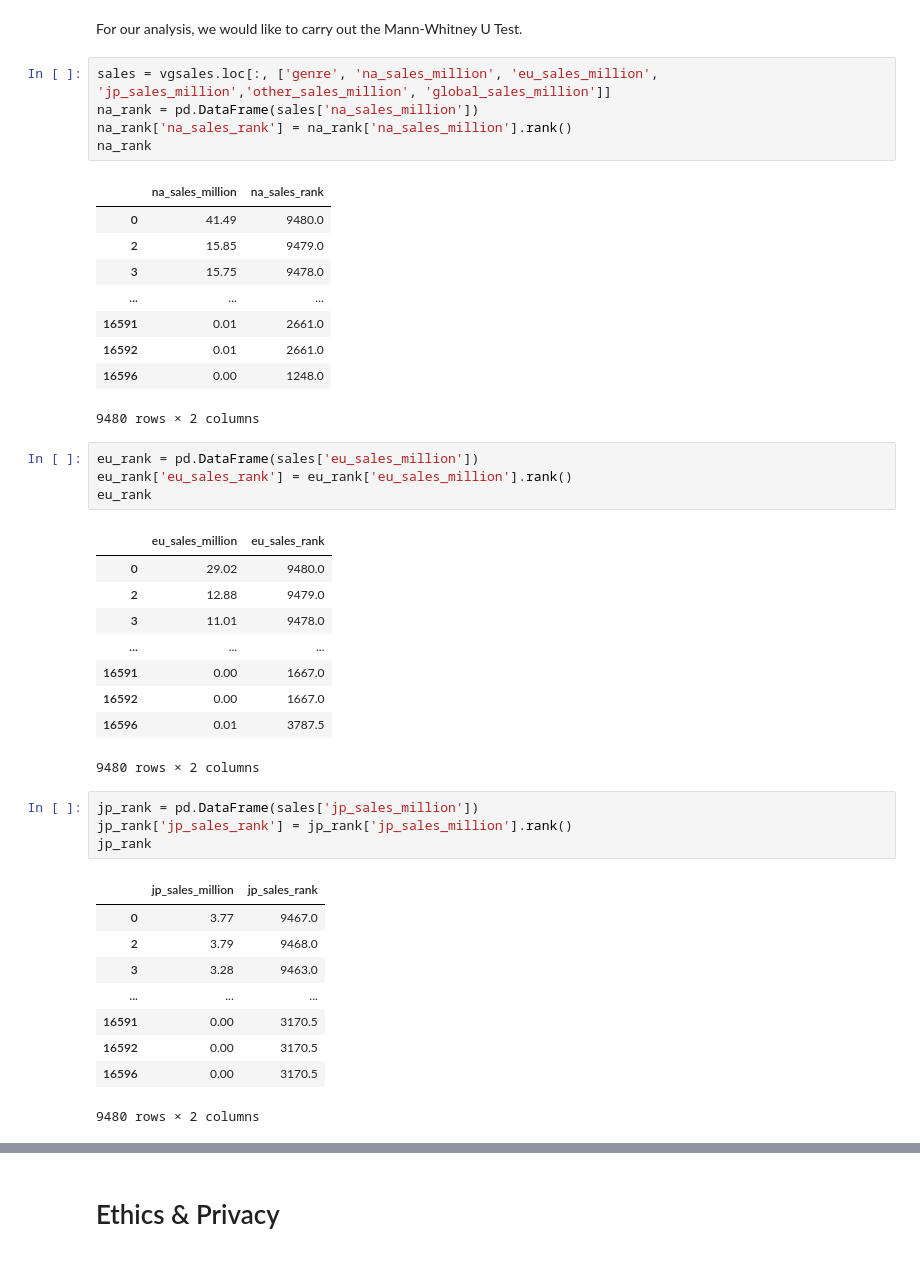
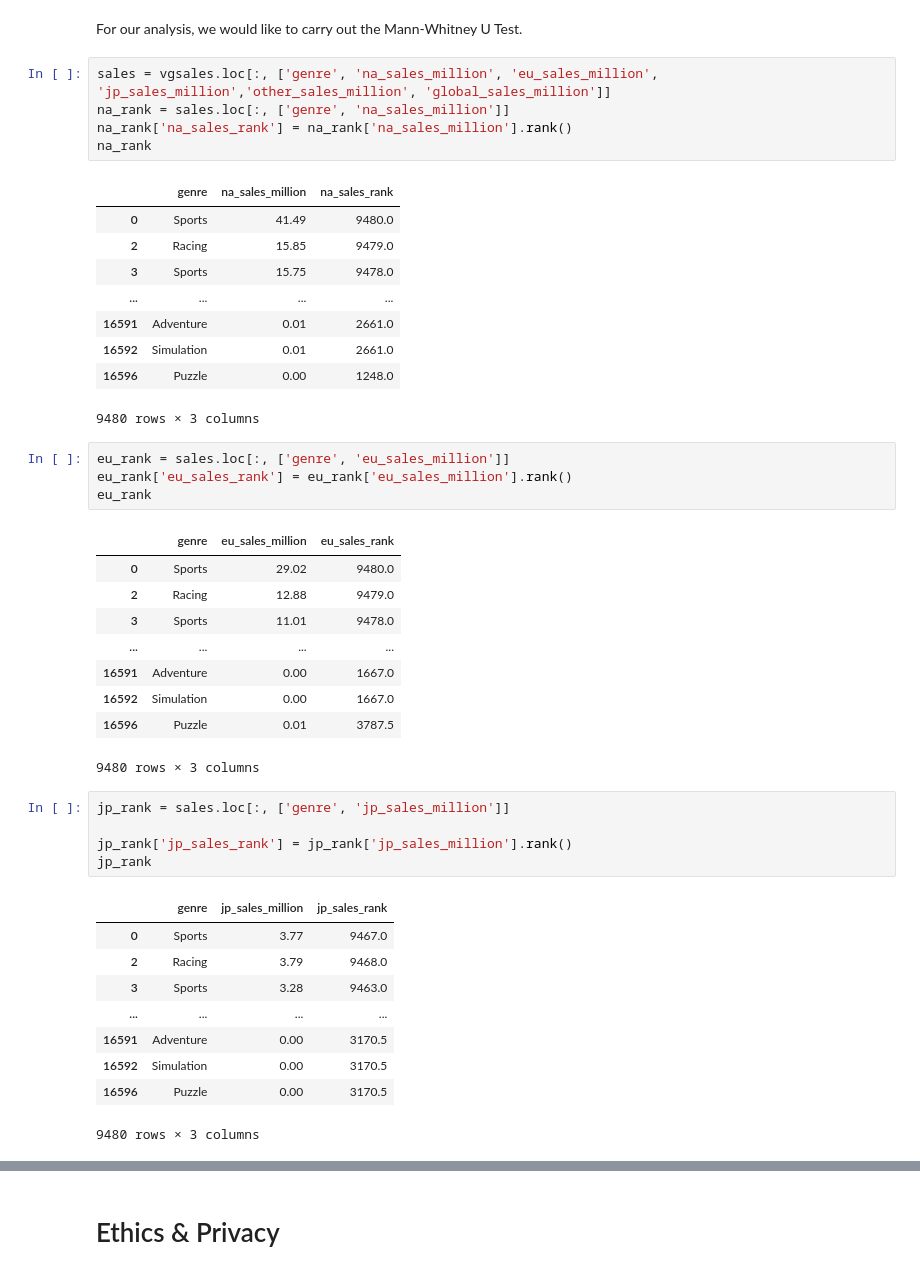
Before and after one commit to kvh8899/mostpopvidgame, a Jupyter notebook: FinalProject_group004_actual.ipynb, the cells around one changed output, grey strips where cells are left out. Saved outputs shown, nothing was run; the diff lists cells and outputs as text.

Commit message:
edited the rank dataframes

```diff
--- a/FinalProject_group004_actual.ipynb
+++ b/FinalProject_group004_actual.ipynb
@@ -272,45 +272,46 @@ Text(0, 0.5, 'Sales by Million')
 For our analysis, we would like to carry out the Mann-Whitney U Test.
 # %%
 sales = vgsales.loc[:, ['genre', 'na_sales_million', 'eu_sales_million', 'jp_sales_million','other_sales_million', 'global_sales_million']]
-na_rank = pd.DataFrame(sales['na_sales_million'])
+na_rank = sales.loc[:, ['genre', 'na_sales_million']]
 na_rank['na_sales_rank'] = na_rank['na_sales_million'].rank()
 na_rank
 # %% [output]
-|  | na_sales_million | na_sales_rank |
-| 0 | 41.49 | 9480.0 |
-| 2 | 15.85 | 9479.0 |
-| 3 | 15.75 | 9478.0 |
-| ... | ... | ... |
-| 16591 | 0.01 | 2661.0 |
-| 16592 | 0.01 | 2661.0 |
-| 16596 | 0.00 | 1248.0 |
+|  | genre | na_sales_million | na_sales_rank |
+| 0 | Sports | 41.49 | 9480.0 |
+| 2 | Racing | 15.85 | 9479.0 |
+| 3 | Sports | 15.75 | 9478.0 |
+| ... | ... | ... | ... |
+| 16591 | Adventure | 0.01 | 2661.0 |
+| 16592 | Simulation | 0.01 | 2661.0 |
+| 16596 | Puzzle | 0.00 | 1248.0 |
-9480 rows × 2 columns
+9480 rows × 3 columns
 # %%
-eu_rank = pd.DataFrame(sales['eu_sales_million'])
+eu_rank = sales.loc[:, ['genre', 'eu_sales_million']]
 eu_rank['eu_sales_rank'] = eu_rank['eu_sales_million'].rank()
 eu_rank
 # %% [output]
-|  | eu_sales_million | eu_sales_rank |
-| 0 | 29.02 | 9480.0 |
-| 2 | 12.88 | 9479.0 |
-| 3 | 11.01 | 9478.0 |
-| ... | ... | ... |
-| 16591 | 0.00 | 1667.0 |
-| 16592 | 0.00 | 1667.0 |
-| 16596 | 0.01 | 3787.5 |
+|  | genre | eu_sales_million | eu_sales_rank |
+| 0 | Sports | 29.02 | 9480.0 |
+| 2 | Racing | 12.88 | 9479.0 |
+| 3 | Sports | 11.01 | 9478.0 |
+| ... | ... | ... | ... |
+| 16591 | Adventure | 0.00 | 1667.0 |
+| 16592 | Simulation | 0.00 | 1667.0 |
+| 16596 | Puzzle | 0.01 | 3787.5 |
-9480 rows × 2 columns
+9480 rows × 3 columns
 # %%
-jp_rank = pd.DataFrame(sales['jp_sales_million'])
+jp_rank = sales.loc[:, ['genre', 'jp_sales_million']]
+
 jp_rank['jp_sales_rank'] = jp_rank['jp_sales_million'].rank()
 jp_rank
 # %% [output]
-|  | jp_sales_million | jp_sales_rank |
-| 0 | 3.77 | 9467.0 |
-| 2 | 3.79 | 9468.0 |
-| 3 | 3.28 | 9463.0 |
-| ... | ... | ... |
-| 16591 | 0.00 | 3170.5 |
-| 16592 | 0.00 | 3170.5 |
-| 16596 | 0.00 | 3170.5 |
+|  | genre | jp_sales_million | jp_sales_rank |
+| 0 | Sports | 3.77 | 9467.0 |
+| 2 | Racing | 3.79 | 9468.0 |
+| 3 | Sports | 3.28 | 9463.0 |
+| ... | ... | ... | ... |
+| 16591 | Adventure | 0.00 | 3170.5 |
+| 16592 | Simulation | 0.00 | 3170.5 |
+| 16596 | Puzzle | 0.00 | 3170.5 |
-9480 rows × 2 columns
+9480 rows × 3 columns
 # %%
```
Also changed, not shown: parts of 2 cells of this notebook.
